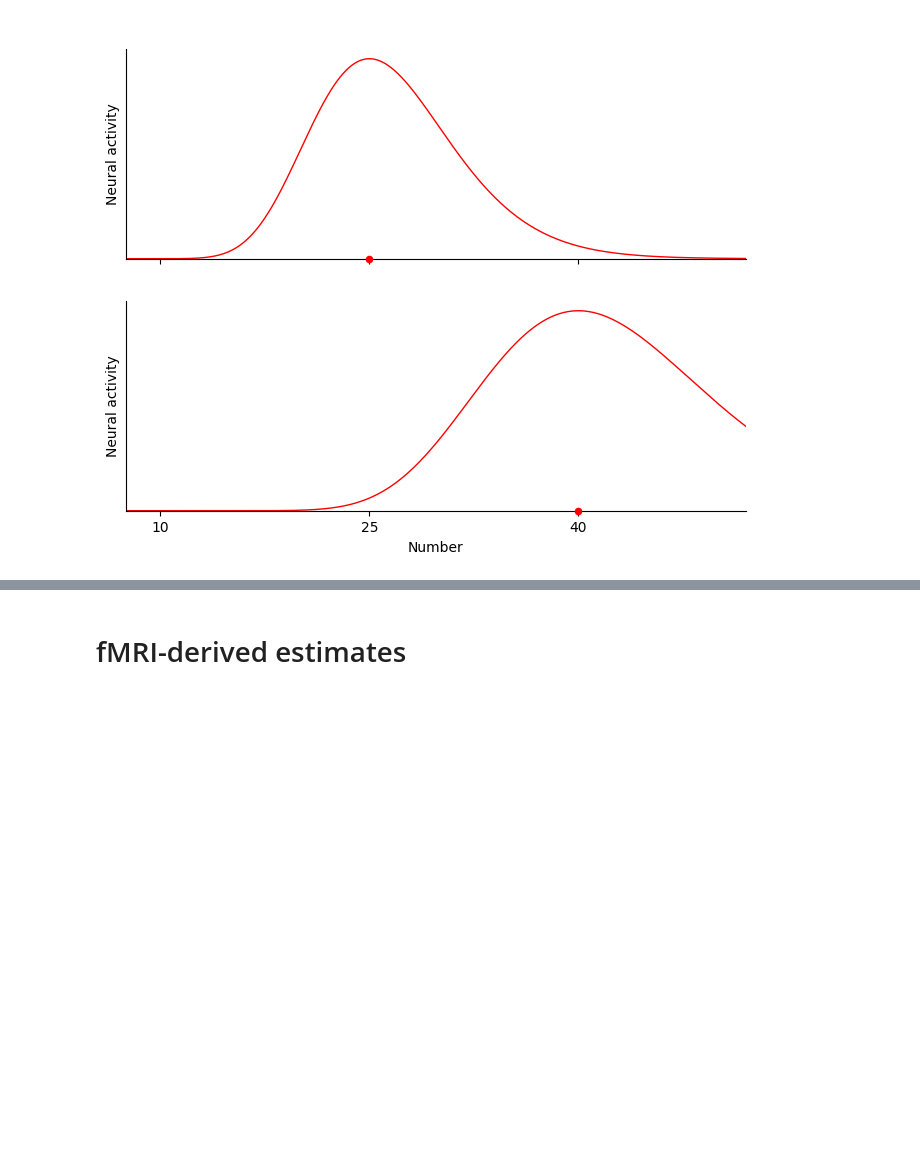
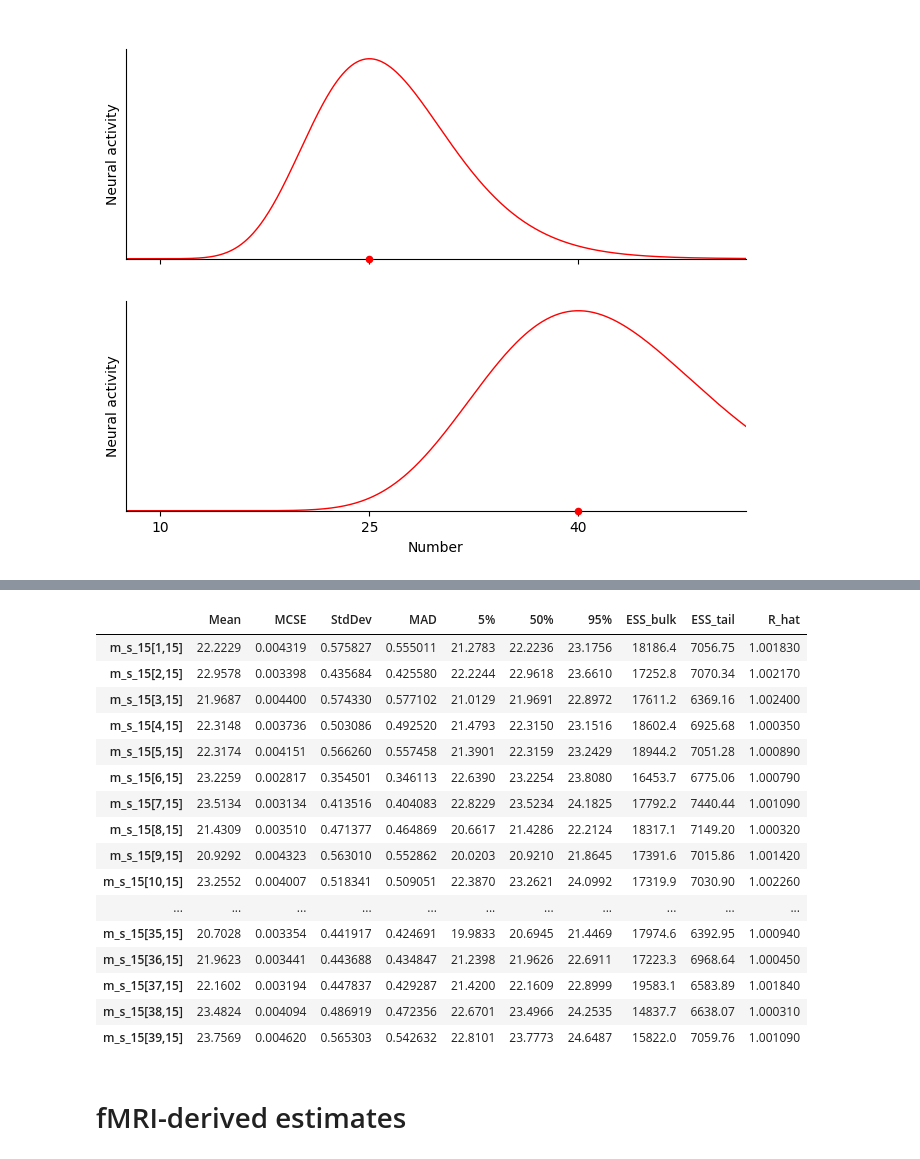
Before and after one commit to Gilles86/neural_priors, a Jupyter notebook: notebooks/stan_output.ipynb, the cells around one changed output, grey strips where cells are left out. Drawn from its saved outputs; the diff is of its cells as text; code cells hidden in the pictures; blank space fills up the shorter version.

```diff
--- a/notebooks/stan_output.ipynb
+++ b/notebooks/stan_output.ipynb
@@ -438,3 +476,23 @@ fig.savefig('figures/one_receptive_field.pdf', bbox_inches='tight', transparent=
+# %%
+summary.loc[[f'm_s_15[{i},15]' for i in range(1,40)] ]
+# %% [output]
+|  | Mean | MCSE | StdDev | MAD | 5% | 50% | 95% | ESS_bulk | ESS_tail | R_hat |
+| m_s_15[1,15] | 22.2229 | 0.004319 | 0.575827 | 0.555011 | 21.2783 | 22.2236 | 23.1756 | 18186.4 | 7056.75 | 1.001830 |
+| m_s_15[2,15] | 22.9578 | 0.003398 | 0.435684 | 0.425580 | 22.2244 | 22.9618 | 23.6610 | 17252.8 | 7070.34 | 1.002170 |
+| m_s_15[3,15] | 21.9687 | 0.004400 | 0.574330 | 0.577102 | 21.0129 | 21.9691 | 22.8972 | 17611.2 | 6369.16 | 1.002400 |
+| m_s_15[4,15] | 22.3148 | 0.003736 | 0.503086 | 0.492520 | 21.4793 | 22.3150 | 23.1516 | 18602.4 | 6925.68 | 1.000350 |
+| m_s_15[5,15] | 22.3174 | 0.004151 | 0.566260 | 0.557458 | 21.3901 | 22.3159 | 23.2429 | 18944.2 | 7051.28 | 1.000890 |
+| m_s_15[6,15] | 23.2259 | 0.002817 | 0.354501 | 0.346113 | 22.6390 | 23.2254 | 23.8080 | 16453.7 | 6775.06 | 1.000790 |
+| m_s_15[7,15] | 23.5134 | 0.003134 | 0.413516 | 0.404083 | 22.8229 | 23.5234 | 24.1825 | 17792.2 | 7440.44 | 1.001090 |
+| m_s_15[8,15] | 21.4309 | 0.003510 | 0.471377 | 0.464869 | 20.6617 | 21.4286 | 22.2124 | 18317.1 | 7149.20 | 1.000320 |
+| m_s_15[9,15] | 20.9292 | 0.004323 | 0.563010 | 0.552862 | 20.0203 | 20.9210 | 21.8645 | 17391.6 | 7015.86 | 1.001420 |
+| m_s_15[10,15] | 23.2552 | 0.004007 | 0.518341 | 0.509051 | 22.3870 | 23.2621 | 24.0992 | 17319.9 | 7030.90 | 1.002260 |
+| ... | ... | ... | ... | ... | ... | ... | ... | ... | ... | ... |
+| m_s_15[35,15] | 20.7028 | 0.003354 | 0.441917 | 0.424691 | 19.9833 | 20.6945 | 21.4469 | 17974.6 | 6392.95 | 1.000940 |
+| m_s_15[36,15] | 21.9623 | 0.003441 | 0.443688 | 0.434847 | 21.2398 | 21.9626 | 22.6911 | 17223.3 | 6968.64 | 1.000450 |
+| m_s_15[37,15] | 22.1602 | 0.003194 | 0.447837 | 0.429287 | 21.4200 | 22.1609 | 22.8999 | 19583.1 | 6583.89 | 1.001840 |
+| m_s_15[38,15] | 23.4824 | 0.004094 | 0.486919 | 0.472356 | 22.6701 | 23.4966 | 24.2535 | 14837.7 | 6638.07 | 1.000310 |
+| m_s_15[39,15] | 23.7569 | 0.004620 | 0.565303 | 0.542632 | 22.8101 | 23.7773 | 24.6487 | 15822.0 | 7059.76 | 1.001090 |
 # %% [markdown]
 # fMRI-derived estimates
 # %%
```
Also changed, not shown: parts of 2 cells of this notebook, 1 other file.
